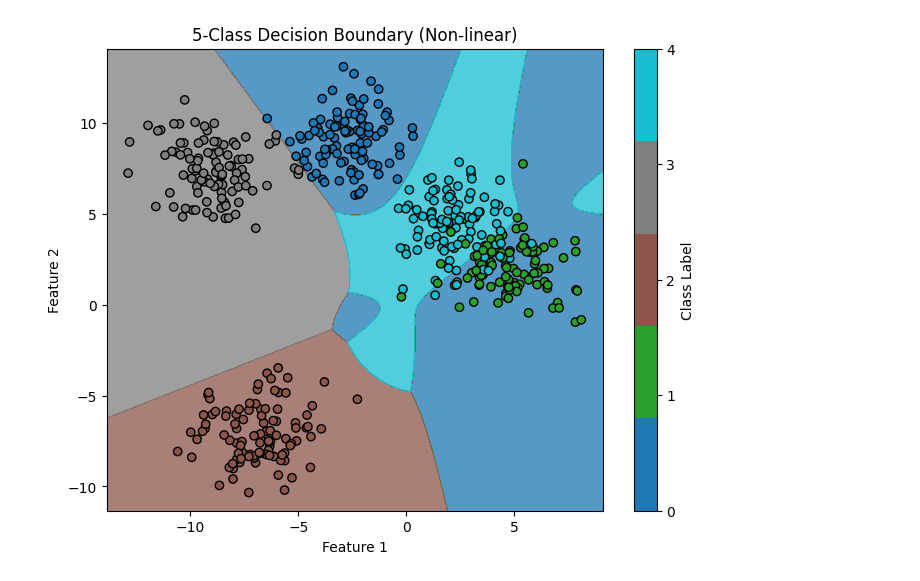
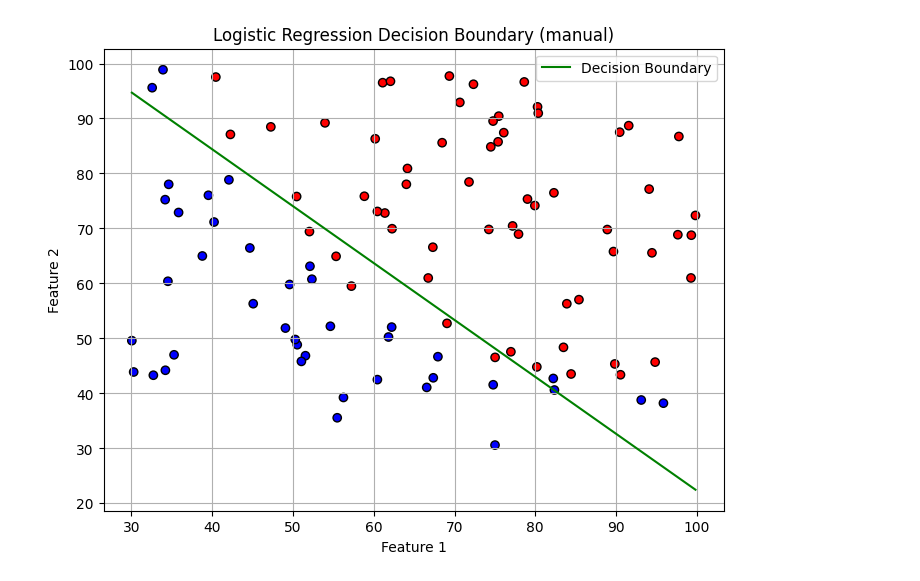
Before and after one commit to shin1300/machine_learning, a Jupyter notebook: logistic_regression.ipynb, the cells around one changed output. Cells and saved outputs as stored; diff of their text form; code cells hidden in the pictures.

Commit message:
Fix logistic_regression.ipynb

```diff
--- a/logistic_regression.ipynb
+++ b/logistic_regression.ipynb
@@ -140,34 +127,80 @@ Learned bias: -1.6988171284901648
 # %%
+# 時間計測開始
+start_time = time.time()
 
-# --- 5クラスのデータを blob で生成 ---
-X_train, y_train = make_blobs(n_samples=500, centers=5, n_features=2, cluster_std=1.5, random_state=42)
+# データ読み込み
+data = pd.read_csv("data/ex2data3.txt", header=None)
+X_train = data.iloc[:, :-1].values  # shape = (m, 2)
+y_train = data.iloc[:, -1].values   # shape = (m,)
 
-# --- 多項式特徴量に変換（非線形境界を可能に） ---
-poly = PolynomialFeatures(degree=3)
-X_train_poly = poly.fit_transform(X_train)
+# 特徴量の標準化
+X_mean = np.mean(X_train, axis=0)
+X_std = np.std(X_train, axis=0)
+X_norm = (X_train - X_mean) / X_std
 
-# --- ロジスティック回帰（多クラス対応） ---
-model = LogisticRegression(solver='lbfgs', multi_class='auto', max_iter=1000)
-model.fit(X_train_poly, y_train)
+# パラメータの初期化
+m, n = X_norm.shape
+w = np.zeros(n)
+b = 0.0
 
-# --- 決定境界をプロットする関数 ---
-def plot_decision_boundary(X, y, model, poly):
+# ハイパーパラメータ
+alpha = 0.1
+iterations = 1000
+
+# シグモイド関数
+def sigmoid(z):
+    return 1 / (1 + np.exp(-z))
+
+# コスト関数
+def compute_cost(X, y, w, b):
+    z = np.dot(X, w) + b
+    h = sigmoid(z)
+    epsilon = 1e-5  # log(0) 回避
+    cost = -(1 / m) * np.sum(y * np.log(h + epsilon) + (1 - y) * np.log(1 - h + epsilon))
+    return cost
+
+# 勾配計算
+def compute_gradient(X, y, w, b):
+    z = np.dot(X, w) + b
+    h = sigmoid(z)
+    error = h - y
+    dj_dw = (1 / m) * np.dot(X.T, error)
+    dj_db = (1 / m) * np.sum(error)
+    return dj_dw, dj_db
+
+# 勾配降下法
+for i in range(iterations):
+    dj_dw, dj_db = compute_gradient(X_norm, y_train, w, b)
+    w -= alpha * dj_dw
+    b -= alpha * dj_db
+
+    if i % (iterations // 10) == 0:
+        cost = compute_cost(X_norm, y_train, w, b)
+        print(f"Iteration {i}: Cost {cost:.4f}")
+
+# 時間計測終了
+end_time = time.time()
+print(f"[manual] 実行時間: {end_time - start_time:.4f} 秒")
+
+# 決定境界の描画（元のスケールに戻す版）
+def plot_decision_boundary_manual(X_norm, y, w, b, X_mean, X_std):
+    x1 = np.linspace(X_norm[:, 0].min(), X_norm[:, 0].max(), 100)
+    x2 = -(w[0] * x1 + b) / w[1]
+
+    # 元のスケールに戻す
+    x1_real = x1 * X_std[0] + X_mean[0]
+    x2_real = x2 * X_std[1] + X_mean[1]
+
     plt.figure(figsize=(8, 6))
-    h = .02
-    x_min, x_max = X[:, 0].min() - 1, X[:, 0].max() + 1
-    y_min, y_max = X[:, 1].min() - 1, X[:, 1].max() + 1
-    xx, yy = np.meshgrid(np.arange(x_min, x_max, h),
-                         np.arange(y_min, y_max, h))
-    Z = model.predict(poly.transform(np.c_[xx.ravel(), yy.ravel()]))
-    Z = Z.reshape(xx.shape)
-    plt.contourf(xx, yy, Z, alpha=0.75, cmap=plt.cm.get_cmap("tab10", 5))
-    plt.scatter(X[:, 0], X[:, 1], c=y, edgecolors='k', cmap=plt.cm.get_cmap("tab10", 5))
-    plt.title('5-Class Decision Boundary (Non-linear)')
+    plt.scatter(X_norm[:, 0] * X_std[0] + X_mean[0], X_norm[:, 1] * X_std[1] + X_mean[1],
+                c=y, edgecolors='k', cmap=plt.cm.bwr, marker='o')
+    plt.plot(x1_real, x2_real, label='Decision Boundary', color='green')
     plt.xlabel('Feature 1')
     plt.ylabel('Feature 2')
-    plt.colorbar(ticks=range(5), label='Class Label')
+    plt.title('Logistic Regression Decision Boundary (manual)')
+    plt.legend()
+    plt.grid(True)
     plt.show()
 
-# --- 実行 ---
-plot_decision_boundary(X_train, y_train, model, poly)
+plot_decision_boundary_manual(X_norm, y_train, w, b, X_mean, X_std)
 # %% [output]
@@ -181 +218 @@ Please also refer to the documentation for alternative solver options:
-[figure, old version]
+[figure, new version]
```
Also changed, not shown: parts of 6 cells of this notebook.
